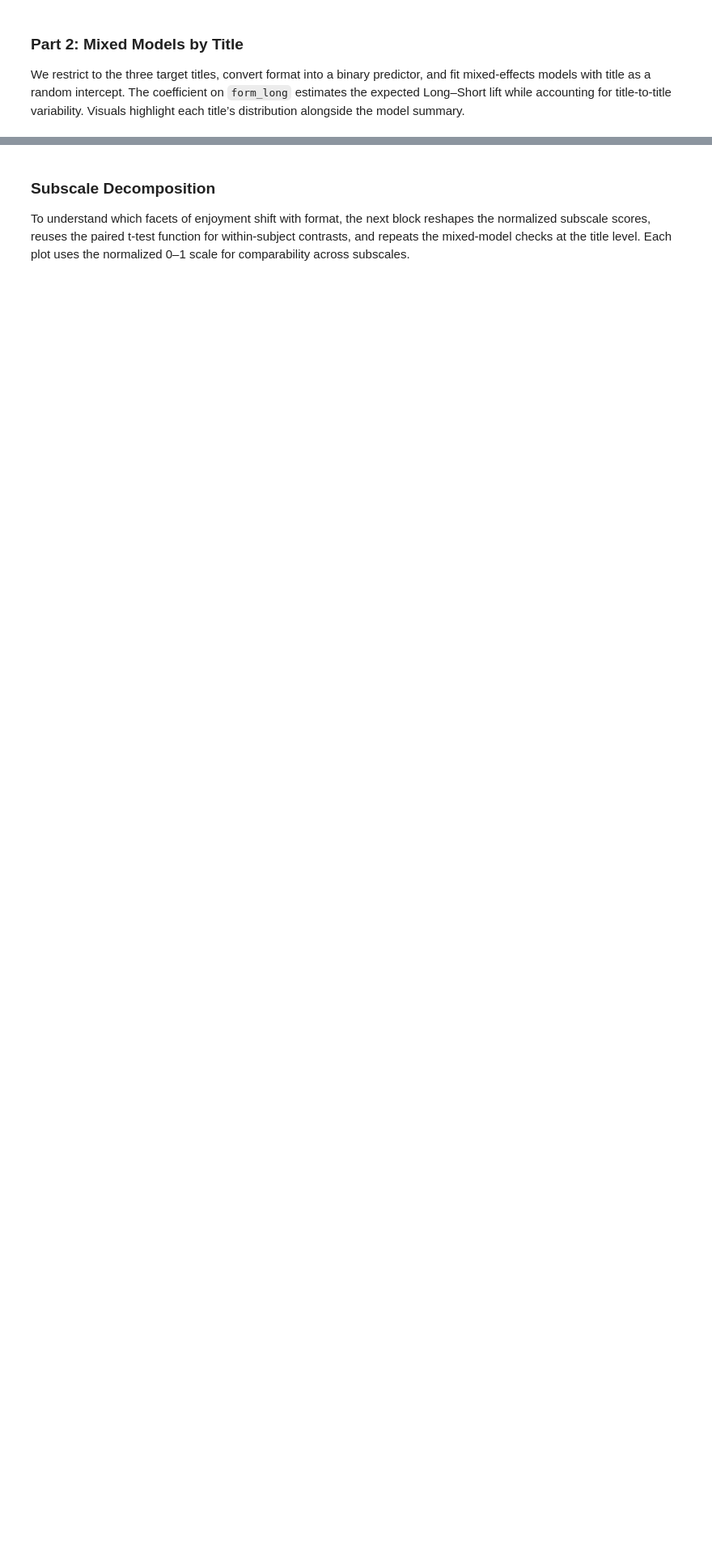
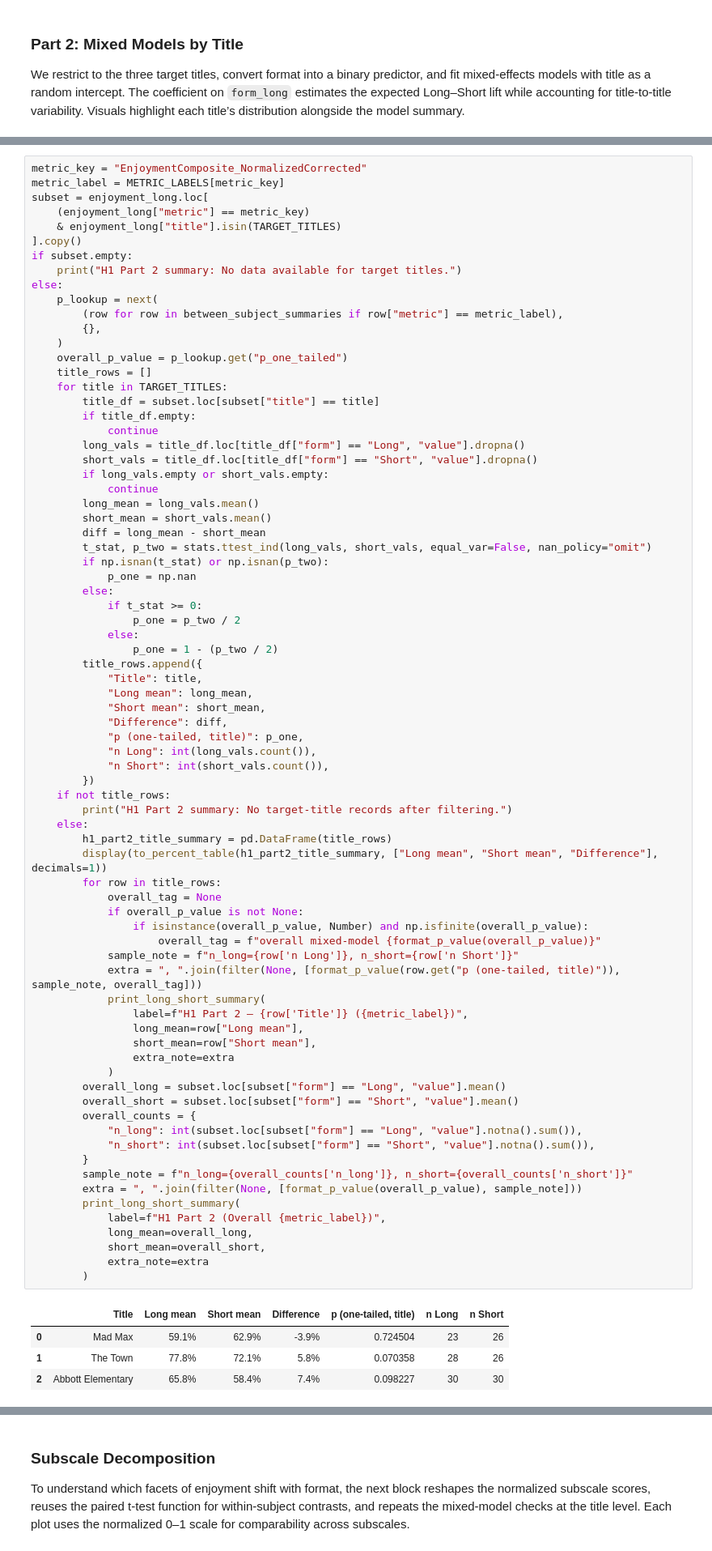
Before and after one commit to NeuralSenseCode/544_WBD_CXCU, a Jupyter notebook: analysis/analysis_self-report.ipynb, the cells around one changed output, grey strips where cells are left out. Shown at 81% size. Drawn from its saved outputs; the diff is of its cells as text; blank space fills up the shorter version.

```diff
--- a/analysis/analysis_self-report.ipynb
+++ b/analysis/analysis_self-report.ipynb
@@ -420,3 +527,84 @@ pd.DataFrame(between_subject_summaries)
 | 2 | EnjoymentComposite_Sum | -9.834368 | -6.879121 | 1.000000 | 163 | 3 |
 | 3 | EnjoymentComposite_Corrected | -10.267069 | -6.136619 | 1.000000 | 163 | 3 |
 | 4 | EnjoymentComposite_Mean | 0.139712 | 1.135218 | 0.128142 | 163 | 3 |
+# %%
+metric_key = "EnjoymentComposite_NormalizedCorrected"
+metric_label = METRIC_LABELS[metric_key]
+subset = enjoyment_long.loc[
+    (enjoyment_long["metric"] == metric_key)
+    & enjoyment_long["title"].isin(TARGET_TITLES)
+].copy()
+if subset.empty:
+    print("H1 Part 2 summary: No data available for target titles.")
+else:
+    p_lookup = next(
+        (row for row in between_subject_summaries if row["metric"] == metric_label),
+        {},
+    )
+    overall_p_value = p_lookup.get("p_one_tailed")
+    title_rows = []
+    for title in TARGET_TITLES:
+        title_df = subset.loc[subset["title"] == title]
+        if title_df.empty:
+            continue
+        long_vals = title_df.loc[title_df["form"] == "Long", "value"].dropna()
+        short_vals = title_df.loc[title_df["form"] == "Short", "value"].dropna()
+        if long_vals.empty or short_vals.empty:
+            continue
+        long_mean = long_vals.mean()
+        short_mean = short_vals.mean()
+        diff = long_mean - short_mean
+        t_stat, p_two = stats.ttest_ind(long_vals, short_vals, equal_var=False, nan_policy="omit")
+        if np.isnan(t_stat) or np.isnan(p_two):
+            p_one = np.nan
+        else:
+            if t_stat >= 0:
+                p_one = p_two / 2
+            else:
+                p_one = 1 - (p_two / 2)
+        title_rows.append({
+            "Title": title,
+            "Long mean": long_mean,
+            "Short mean": short_mean,
+            "Difference": diff,
+            "p (one-tailed, title)": p_one,
+            "n Long": int(long_vals.count()),
+            "n Short": int(short_vals.count()),
+        })
+    if not title_rows:
+        print("H1 Part 2 summary: No target-title records after filtering.")
+    else:
+        h1_part2_title_summary = pd.DataFrame(title_rows)
+        display(to_percent_table(h1_part2_title_summary, ["Long mean", "Short mean", "Difference"], decimals=1))
+        for row in title_rows:
+            overall_tag = None
+            if overall_p_value is not None:
+                if isinstance(overall_p_value, Number) and np.isfinite(overall_p_value):
+                    overall_tag = f"overall mixed-model {format_p_value(overall_p_value)}"
+            sample_note = f"n_long={row['n Long']}, n_short={row['n Short']}"
+            extra = ", ".join(filter(None, [format_p_value(row.get("p (one-tailed, title)")), sample_note, overall_tag]))
+            print_long_short_summary(
+                label=f"H1 Part 2 – {row['Title']} ({metric_label})",
+                long_mean=row["Long mean"],
+                short_mean=row["Short mean"],
+                extra_note=extra
+            )
+        overall_long = subset.loc[subset["form"] == "Long", "value"].mean()
+        overall_short = subset.loc[subset["form"] == "Short", "value"].mean()
+        overall_counts = {
+            "n_long": int(subset.loc[subset["form"] == "Long", "value"].notna().sum()),
+            "n_short": int(subset.loc[subset["form"] == "Short", "value"].notna().sum()),
+        }
+        sample_note = f"n_long={overall_counts['n_long']}, n_short={overall_counts['n_short']}"
+        extra = ", ".join(filter(None, [format_p_value(overall_p_value), sample_note]))
+        print_long_short_summary(
+            label=f"H1 Part 2 (Overall {metric_label})",
+            long_mean=overall_long,
+            short_mean=overall_short,
+            extra_note=extra
+        )
+# %% [output]
+|  | Title | Long mean | Short mean | Difference | p (one-tailed, title) | n Long | n Short |
+| 0 | Mad Max | 59.1% | 62.9% | -3.9% | 0.724504 | 23 | 26 |
+| 1 | The Town | 77.8% | 72.1% | 5.8% | 0.070358 | 28 | 26 |
+| 2 | Abbott Elementary | 65.8% | 58.4% | 7.4% | 0.098227 | 30 | 30 |
```
Also changed, not shown: parts of 18 cells of this notebook, 1 other file.
